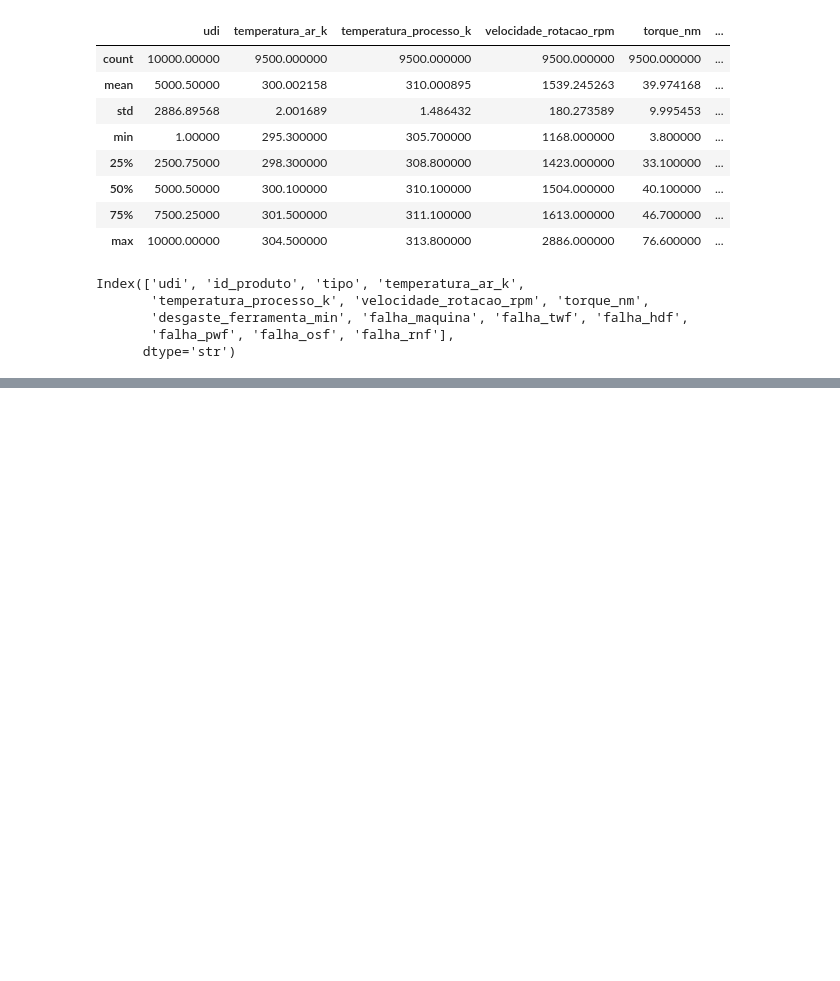
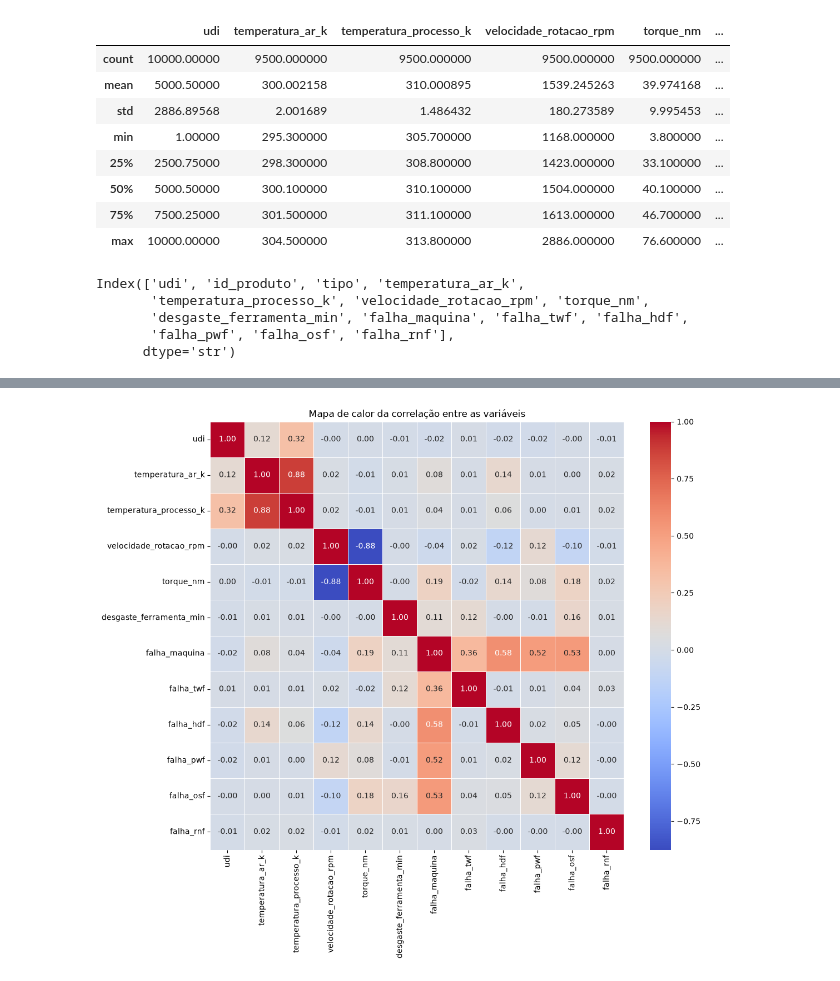
Before and after one commit to acaciarosar/predictmaint-ai, a Jupyter notebook: predictmaint_ai.ipynb, the cells around one changed output, grey strips where cells are left out. Cells and saved outputs as stored; diff of their text form; code cells hidden in the pictures; blank space fills up the shorter version.

```diff
--- a/predictmaint_ai.ipynb
+++ b/predictmaint_ai.ipynb
@@ -102,0 +187,19 @@ Index(['udi', 'id_produto', 'tipo', 'temperatura_ar_k',
+# %%
+# Mapa de calor da correlação entre as variáveis numéricas
+
+plt.figure(figsize=(12, 10))
+
+matriz_correlacao = df.corr(numeric_only=True)
+
+sns.heatmap(
+    matriz_correlacao,
+    annot=True,
+    cmap="coolwarm",
+    fmt=".2f",
+    linewidths=0.5
+)
+
+plt.title("Mapa de calor da correlação entre as variáveis")
+plt.show()
+# %% [output]
+[figure, added]
```
Also changed, not shown: parts of 12 cells of this notebook.
